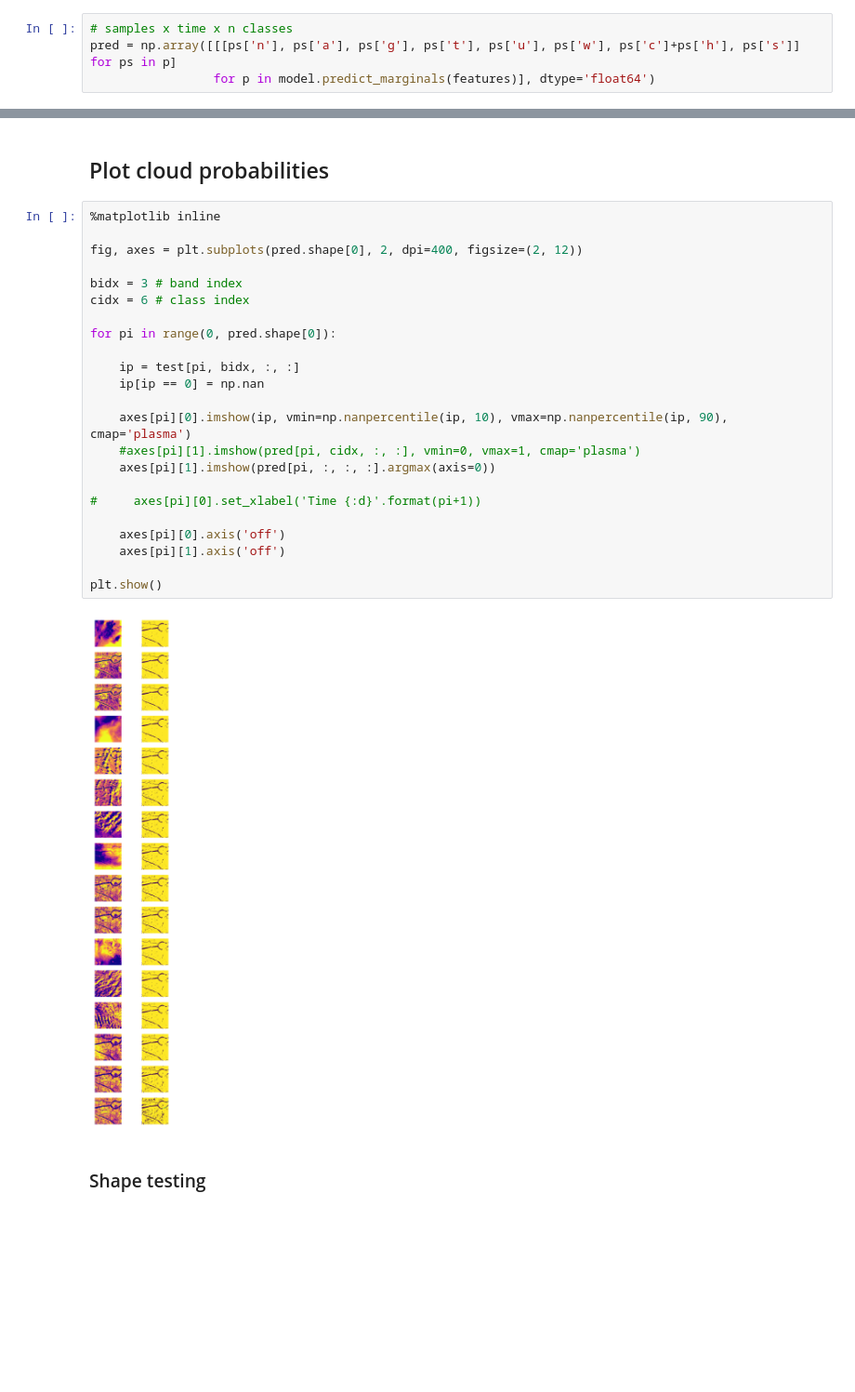
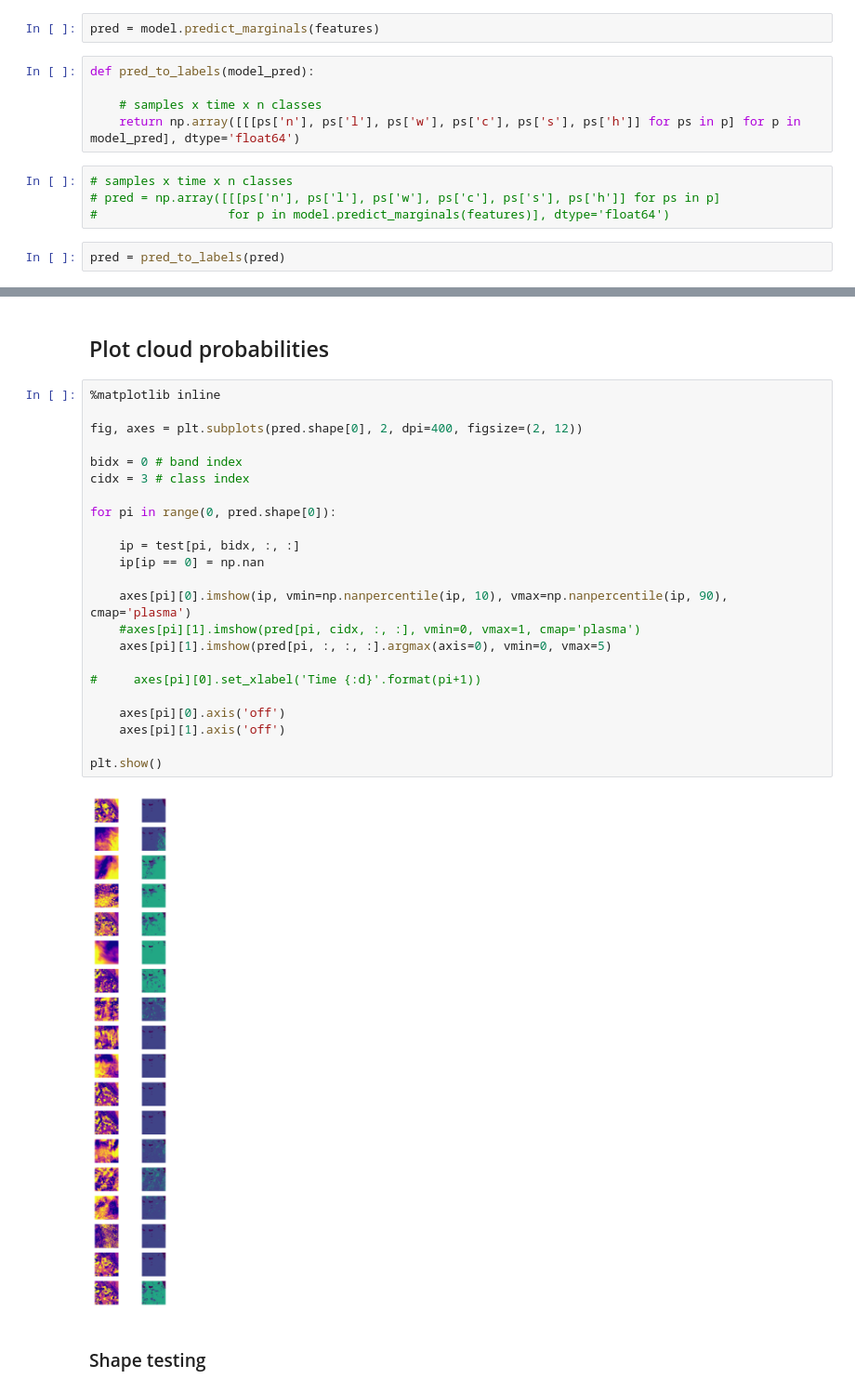
Before and after one commit to jgrss/geowombat, a Jupyter notebook: notebooks/clouds.ipynb, the cells around one changed output, grey strips where cells are left out. Shown at 93% size. Saved outputs shown, nothing was run; the diff lists cells and outputs as text; blank space fills up the shorter version.

```diff
--- a/notebooks/clouds.ipynb
+++ b/notebooks/clouds.ipynb
@@ -258,9 +285,18 @@ features = [array_to_dict(*[features[j][i] for j in range(0, ntime)]) for i in r
 # %% [markdown]
 ### Predict on all time steps
+# %%
+pred = model.predict_marginals(features)
+# %%
+def pred_to_labels(model_pred):
+
+    # samples x time x n classes
+    return np.array([[[ps['n'], ps['l'], ps['w'], ps['c'], ps['s'], ps['h']] for ps in p] for p in model_pred], dtype='float64')
 # %%
 # samples x time x n classes
-pred = np.array([[[ps['n'], ps['a'], ps['g'], ps['t'], ps['u'], ps['w'], ps['c']+ps['h'], ps['s']] for ps in p]
-                 for p in model.predict_marginals(features)], dtype='float64')
+# pred = np.array([[[ps['n'], ps['l'], ps['w'], ps['c'], ps['s'], ps['h']] for ps in p]
+#                  for p in model.predict_marginals(features)], dtype='float64')
+# %%
+pred = pred_to_labels(pred)
 # %%
 pred.shape
 # %% [output]
@@ -276,28 +312,28 @@ pred.shape
 # %%
 %matplotlib inline
 
 fig, axes = plt.subplots(pred.shape[0], 2, dpi=400, figsize=(2, 12))
 
-bidx = 3 # band index
-cidx = 6 # class index
+bidx = 0 # band index
+cidx = 3 # class index
 
 for pi in range(0, pred.shape[0]):
 
     ip = test[pi, bidx, :, :]
     ip[ip == 0] = np.nan
 
     axes[pi][0].imshow(ip, vmin=np.nanpercentile(ip, 10), vmax=np.nanpercentile(ip, 90), cmap='plasma')
     #axes[pi][1].imshow(pred[pi, cidx, :, :], vmin=0, vmax=1, cmap='plasma')
-    axes[pi][1].imshow(pred[pi, :, :, :].argmax(axis=0))
+    axes[pi][1].imshow(pred[pi, :, :, :].argmax(axis=0), vmin=0, vmax=5)
 
 #     axes[pi][0].set_xlabel('Time {:d}'.format(pi+1))
 
     axes[pi][0].axis('off')
     axes[pi][1].axis('off')
 
 plt.show()
 # %% [output]
-[figure, old version]
+[figure, new version]
 # %% [markdown]
 ### Shape testing
 # %%
```
Also changed, not shown: parts of 18 cells of this notebook, 1 other file.
